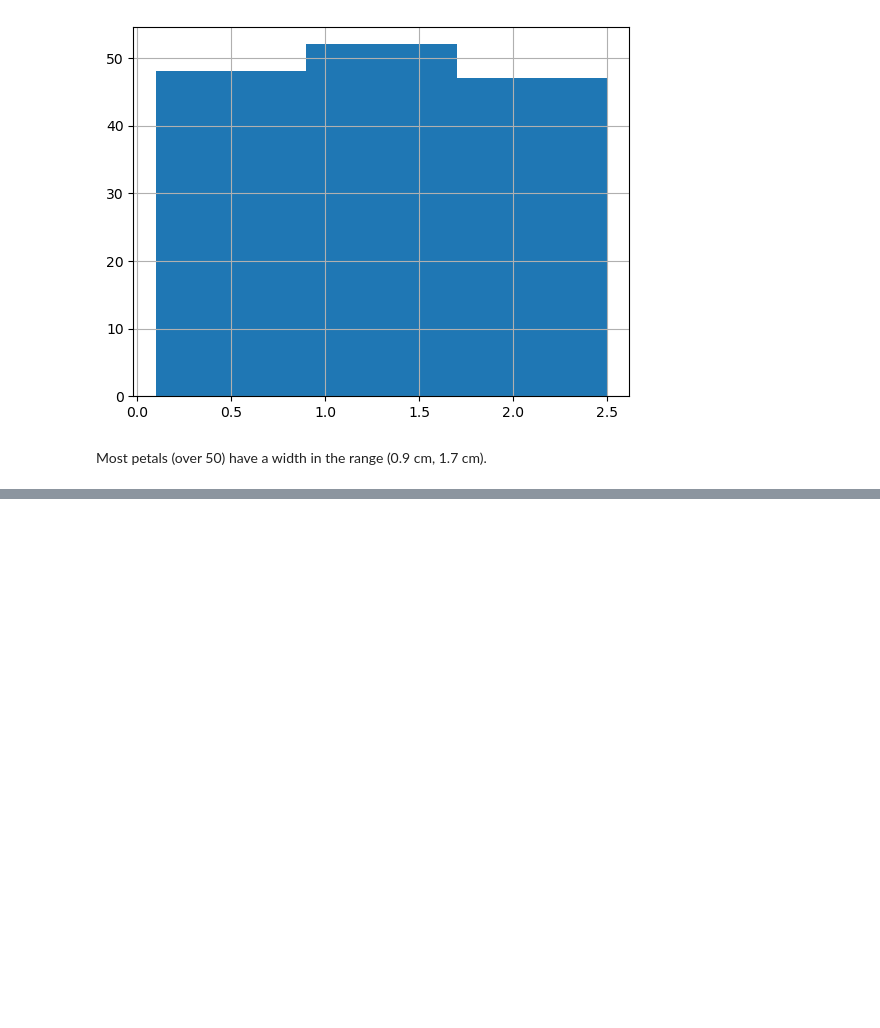
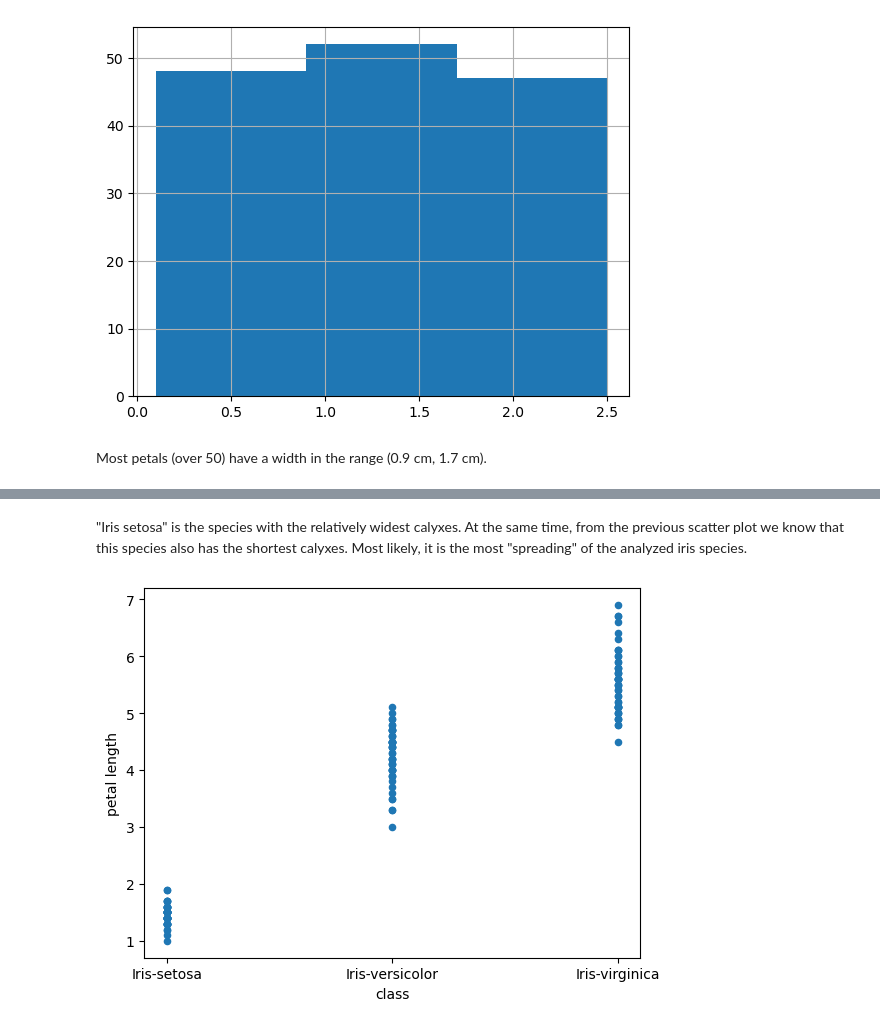
Before and after one commit to Glogover/pands-project, a Jupyter notebook: analysis.ipynb, the cells around one changed output, grey strips where cells are left out. Saved outputs shown, nothing was run; the diff lists cells and outputs as text; code cells hidden in the pictures; blank space fills up the shorter version.

```diff
--- a/analysis.ipynb
+++ b/analysis.ipynb
@@ -330,0 +341,6 @@ Most petals (over 50) have a width in the range (0.9 cm, 1.7 cm).
+# %% [markdown]
+"Iris setosa" is the species with the relatively widest calyxes. At the same time, from the previous scatter plot we know that this species also has the shortest calyxes. Most likely, it is the most "spreading" of the analyzed iris species.
+# %%
+df5.plot(kind='scatter', x="class", y='petal length'); # Scatter plot for the column "petal length"
+# %% [output]
+[figure, added]
```
Also changed, not shown: parts of 8 cells of this notebook, 1 other file.
